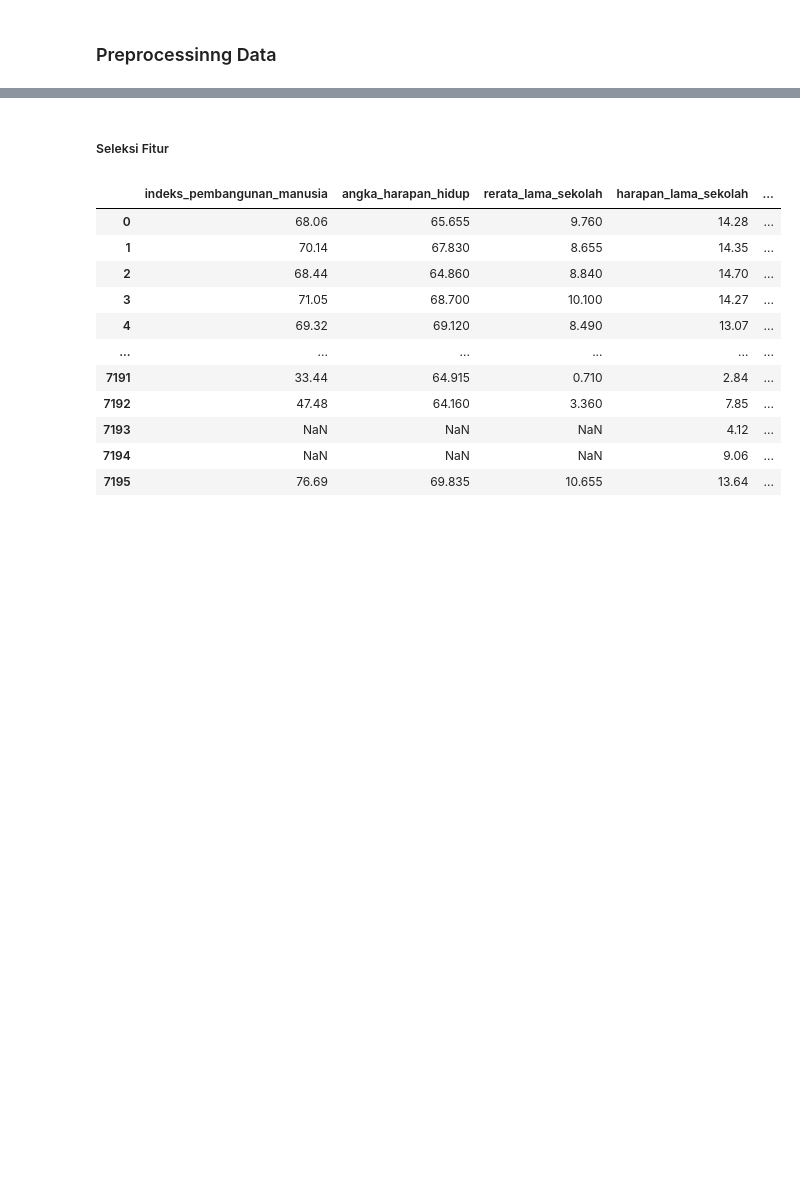
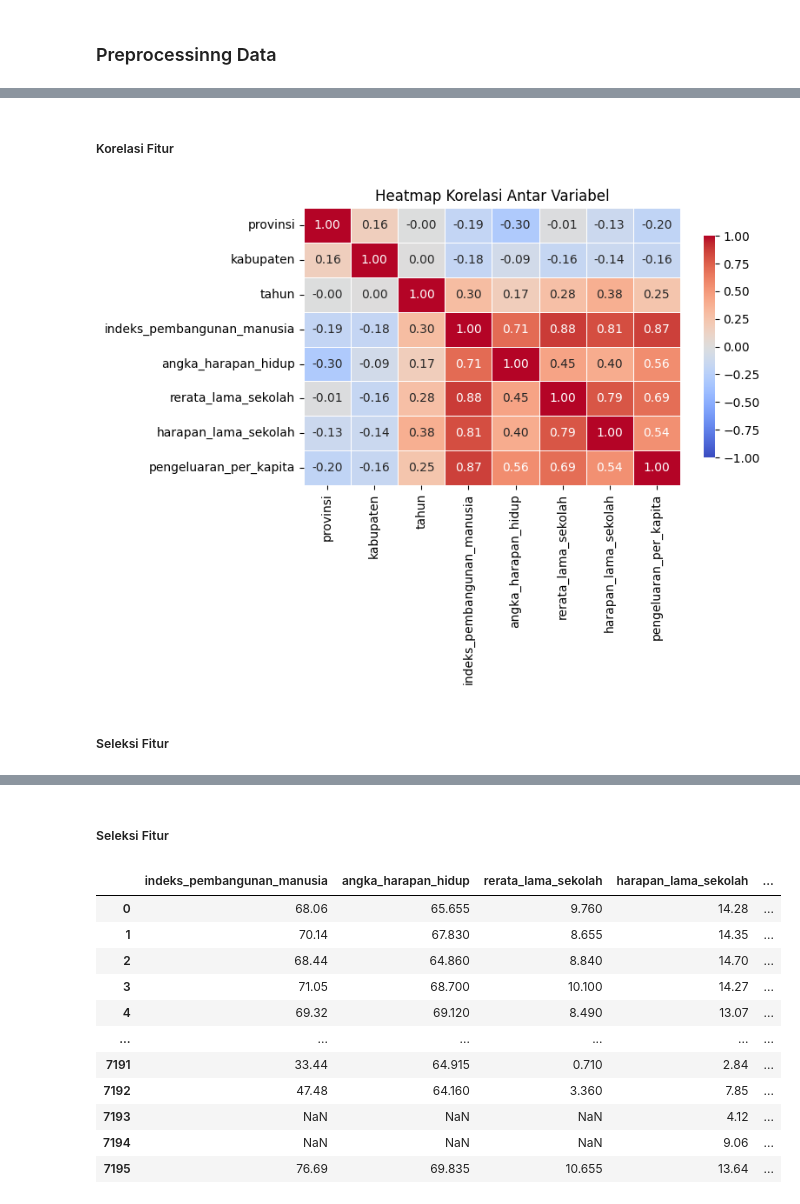
Before and after one commit to dikkawipraa22/Project-Metode-Kecerdasan-Buatan-Lanjut, a Jupyter notebook: preprocessing.ipynb, the cells around one changed output, grey strips where cells are left out. Saved outputs shown, nothing was run; the diff lists cells and outputs as text; code cells hidden in the pictures; blank space fills up the shorter version.

```diff
--- a/preprocessing.ipynb
+++ b/preprocessing.ipynb
@@ -67,0 +70,6 @@ data.describe()
+# %%
+from sklearn.preprocessing import LabelEncoder
+label_encoder = LabelEncoder()
+data['provinsi'] = label_encoder.fit_transform(data['provinsi'])
+data['kabupaten'] = label_encoder.fit_transform(data['kabupaten'])
+data
@@ -67,0 +90,13 @@ data.describe()
+# %% [markdown]
+##### Korelasi Fitur
+# %%
+correlation_matrix = data.corr()
+plt.figure(figsize=(8, 6))
+sns.heatmap(correlation_matrix, annot=True, cmap='coolwarm', fmt='.2f', vmin=-1, vmax=1, linewidths=0.5, cbar_kws={'shrink': 0.8})
+plt.title('Heatmap Korelasi Antar Variabel')
+plt.tight_layout()
+plt.show()
+# %% [output]
+[figure, added]
+# %% [markdown]
+##### Seleksi Fitur
```
Also changed, not shown: parts of 5 cells of this notebook, 10 other files.
